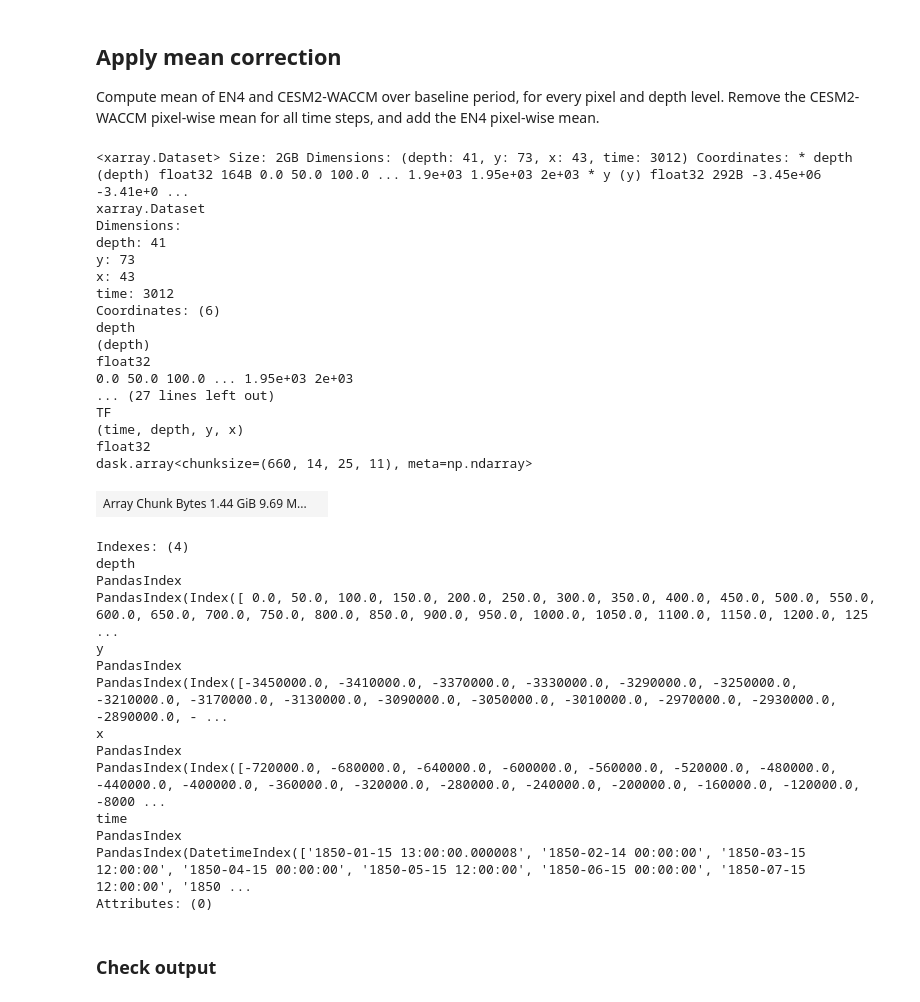
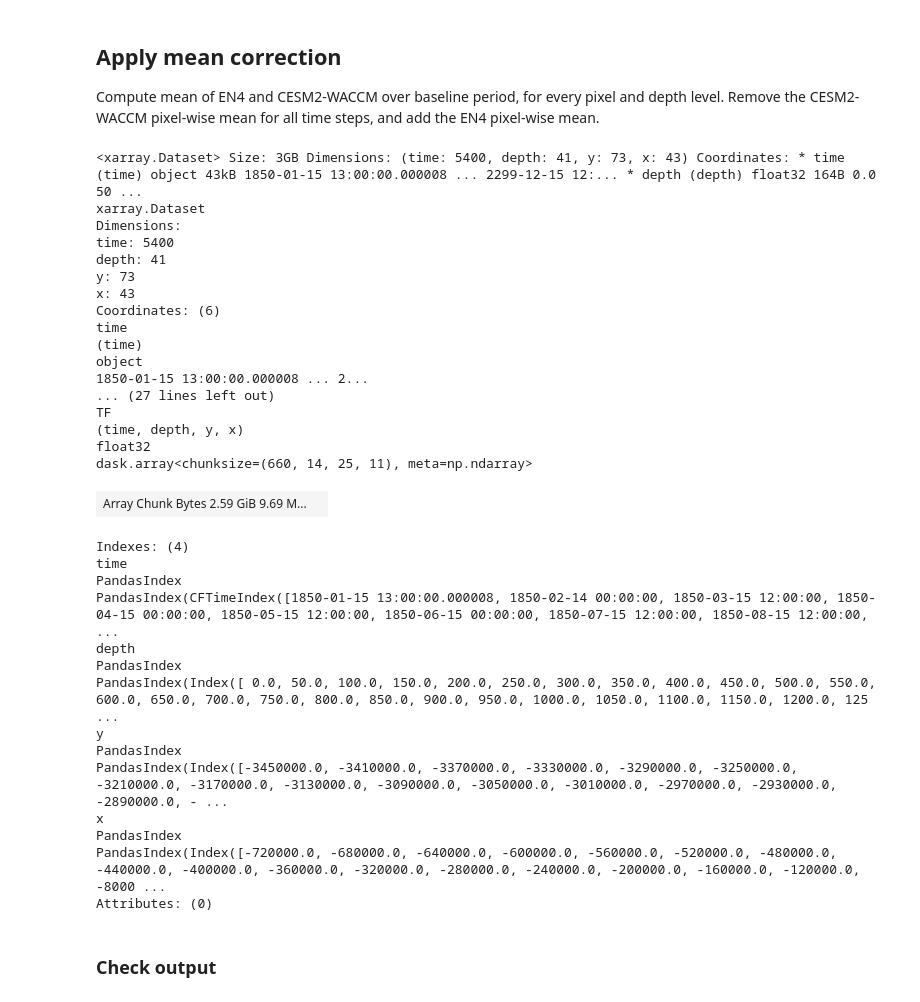
Before and after one commit to ehultee/gris-iceocean-process, a Jupyter notebook: Step2-MeanShift-CESM2_WACCM.ipynb, the cells around one changed output. Saved outputs shown, nothing was run; the diff lists cells and outputs as text; code cells hidden in the pictures.

```diff
--- a/Step2-MeanShift-CESM2_WACCM.ipynb
+++ b/Step2-MeanShift-CESM2_WACCM.ipynb
@@ -411,7 +412,7 @@ def datestr2tdec(yy=0, mm=0, dd=0, hour=0, minute=0, sec=0, microsec=0, dateobj=
 # %%
 SelModel = 'CESM2-WACCM'
 BaselinePeriod = ['1985','2014'] ## climatological baseline for QDM
-YearsIncluded = ['1850', '2100'] ## set these to the endpoints if you want to slice the CESM2 data.
+YearsIncluded = ['1850', '2300'] ## set these to the endpoints if you want to slice the CESM2 data.
 PressureIncluded = True ## whether to use files that already account for pressure effect on freezing point
 ## EN4 data run 1950-2014, but we will use it only during the BaselinePeriod anyway
 
@@ -506,13 +507,13 @@ Depth resampling seemed to be smearing fill value across depth levels, so that t
 # test_ds_full = tfCESM_renamed.TF.sel(time=slice(YearsIncluded[0], YearsIncluded[1]))
 test_ds_full = ds_m.TF.sel(time=slice(YearsIncluded[0], YearsIncluded[1]))
 
-## aligning the time indices
-test_ds_full = test_ds_full.assign_coords(new_time = ('time', test_ds_full.indexes['time'].to_datetimeindex().values))
-test_ds_full = test_ds_full.drop_indexes('time')
-test_ds_full = test_ds_full.set_xindex('new_time').drop_vars('time')
+# ## aligning the time indices
+# test_ds_full = test_ds_full.assign_coords(new_time = ('time', test_ds_full.indexes['time'].to_datetimeindex().values))
+# test_ds_full = test_ds_full.drop_indexes('time')
+# test_ds_full = test_ds_full.set_xindex('new_time').drop_vars('time')
 
 ## aligning the names of the variables between obs and sim
 test_ds_full = test_ds_full.to_dataset()
-test_ds_full = test_ds_full.rename({'new_time': 'time'})
+# test_ds_full = test_ds_full.rename({'new_time': 'time'})
 test_ds_full
 # %% [output]
@@ -567,6 +563,7 @@ Attributes: (0)
 # %%
 # tobs_ds_full = ds1.TF.interp(depth=test_ds_full.depth.values) ## Donald also handled depth sampling
 tobs_ds_full = ds1.TF
+tobs_ds_full = tobs_ds_full.convert_calendar('noleap')
 # %% [markdown]
 ---
 ### Check output here and in next step - 27 Aug
@@ -618,32 +615,40 @@ Text(0.5, 0.98, 'June 1984 - 0m depth')
 Compute mean of EN4 and CESM2-WACCM over baseline period, for every pixel and depth level.  Remove the CESM2-WACCM pixel-wise mean for all time steps, and add the EN4 pixel-wise mean.
 # %%
 ##
-CESM_meanval = test_ds_full.sel(time=slice(BaselinePeriod[0], BaselinePeriod[1])).mean(dim='time')
-reanalysis_meanval = tobs_ds_full.sel(time=slice(BaselinePeriod[0], BaselinePeriod[1])).mean(dim='time')
+## cftime slicing
+import cftime as cftime
+
+CESM_meanval = test_ds_full.sel(time=slice(cftime.DatetimeNoLeap(int(BaselinePeriod[0]),1,1),
+                                           cftime.DatetimeNoLeap(int(BaselinePeriod[1]),12,31))).mean(dim='time')
+reanalysis_meanval = tobs_ds_full.sel(time=slice(cftime.DatetimeNoLeap(int(BaselinePeriod[0]),1,1),
+                                           cftime.DatetimeNoLeap(int(BaselinePeriod[1]),12,31))).mean(dim='time')
 
 CESM_demean = test_ds_full - CESM_meanval
 CESM_corrected = CESM_demean + reanalysis_meanval
 CESM_corrected
 # %% [output]
-<xarray.Dataset> Size: 2GB Dimensions: (depth: 41, y: 73, x: 43, time: 3012) Coordinates: * depth (depth) float32 164B 0.0 50.0 100.0 ... 1.9e+03 1.95e+03 2e+03 * y (y) float32 292B -3.45e+06 -3.41e+0 ...
+<xarray.Dataset> Size: 3GB Dimensions: (time: 5400, depth: 41, y: 73, x: 43) Coordinates: * time (time) object 43kB 1850-01-15 13:00:00.000008 ... 2299-12-15 12:... * depth (depth) float32 164B 0.0 50 ...
 xarray.Dataset
 Dimensions:
+time: 5400
 depth: 41
 y: 73
 x: 43
-time: 3012
 Coordinates: (6)
-depth
-(depth)
-float32
-0.0 50.0 100.0 ... 1.95e+03 2e+03
+time
+(time)
+object
+1850-01-15 13:00:00.000008 ... 2...
 ... (27 lines left out)
 TF
 (time, depth, y, x)
 float32
 dask.array<chunksize=(660, 14, 25, 11), meta=np.ndarray>
-| Array Chunk Bytes 1.44 GiB 9.69 M... |  |
+| Array Chunk Bytes 2.59 GiB 9.69 M... |  |
 Indexes: (4)
+time
+PandasIndex
+PandasIndex(CFTimeIndex([1850-01-15 13:00:00.000008, 1850-02-14 00:00:00, 1850-03-15 12:00:00, 1850-04-15 00:00:00, 1850-05-15 12:00:00, 1850-06-15 00:00:00, 1850-07-15 12:00:00, 1850-08-15 12:00:00,  ...
 depth
 PandasIndex
 PandasIndex(Index([ 0.0, 50.0, 100.0, 150.0, 200.0, 250.0, 300.0, 350.0, 400.0, 450.0, 500.0, 550.0, 600.0, 650.0, 700.0, 750.0, 800.0, 850.0, 900.0, 950.0, 1000.0, 1050.0, 1100.0, 1150.0, 1200.0, 125 ...
@@ -653,9 +658,6 @@ PandasIndex(Index([-3450000.0, -3410000.0, -3370000.0, -3330000.0, -3290000.0, -
 x
 PandasIndex
 PandasIndex(Index([-720000.0, -680000.0, -640000.0, -600000.0, -560000.0, -520000.0, -480000.0, -440000.0, -400000.0, -360000.0, -320000.0, -280000.0, -240000.0, -200000.0, -160000.0, -120000.0, -8000 ...
-time
-PandasIndex
-PandasIndex(DatetimeIndex(['1850-01-15 13:00:00.000008', '1850-02-14 00:00:00', '1850-03-15 12:00:00', '1850-04-15 00:00:00', '1850-05-15 12:00:00', '1850-06-15 00:00:00', '1850-07-15 12:00:00', '1850 ...
 Attributes: (0)
 # %% [markdown]
 ### Check output
```
Also changed, not shown: parts of 9 cells of this notebook.
